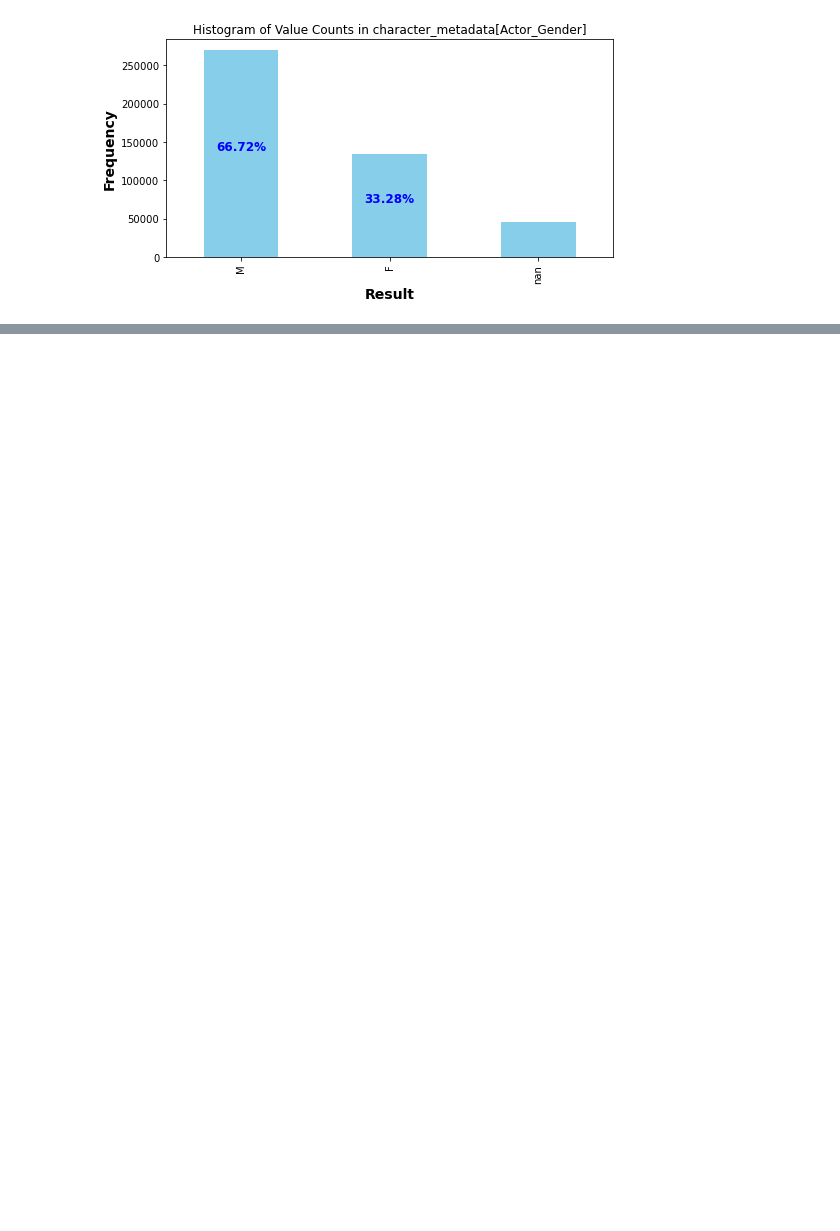
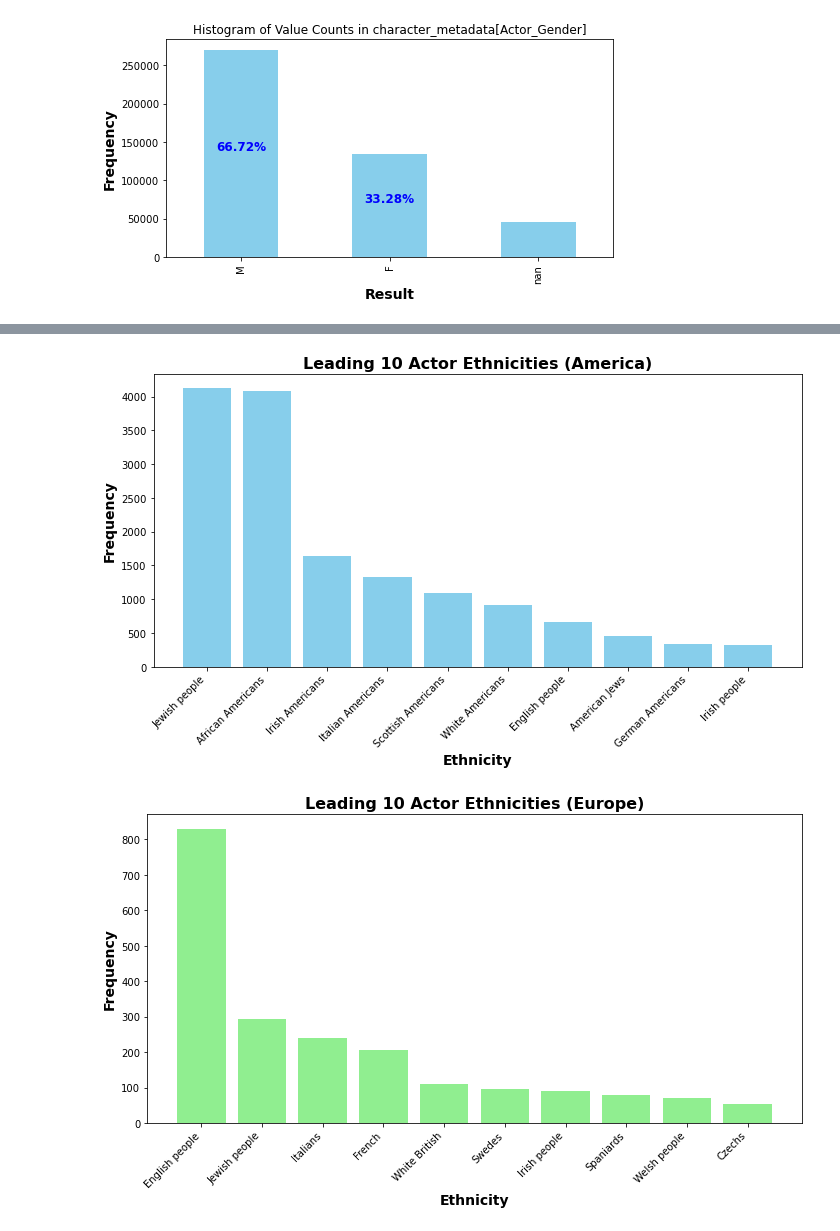
Before and after one commit to epfl-ada/ada-2024-project-fadadudata2024, a Jupyter notebook: Axe-3_ethincity_and_genre.ipynb, the cells around one changed output, grey strips where cells are left out. Saved outputs shown, nothing was run; the diff lists cells and outputs as text; code cells hidden in the pictures; blank space fills up the shorter version.

```diff
--- a/Axe-3_ethincity_and_genre.ipynb
+++ b/Axe-3_ethincity_and_genre.ipynb
@@ -187,0 +362,45 @@ plt.show()
+# %%
+#Bar Plot of Frequency of Ethnicities
+def plot_ethnicity_bar(data, title, color, figsize=(10, 6)):
+    plt.figure(figsize=figsize)
+    plt.bar(data.index, data.values, color=color)
+    plt.title(title, fontsize=16, fontweight='bold')
+    plt.xlabel('Ethnicity', fontsize=14, fontweight='bold')
+    plt.ylabel('Frequency', fontsize=14, fontweight='bold')
+    plt.xticks(rotation=45, ha='right')
+    plt.tight_layout()
+    plt.show()
+
+#Bar Plot of Percentage of Ethnicities
+def plot_ethnicity_prop(data, title, color, figsize=(10, 6)):
+    ethnic_proportion= (data / data.sum())*100
+    plt.figure(figsize=figsize)
+    bars = plt.bar(data.index, ethnic_proportion.values, color=color)
+
+    # Add value labels to each bar
+    for bar in bars:
+        height = bar.get_height()
+        plt.text(
+            bar.get_x() + bar.get_width() / 2,  # X position
+            height,  # Y position (slightly above the bar)
+            f'{height:.2f}%',  # Text label (rounded to 1 decimal place)
+            ha='center',  # Center align text
+            va='bottom',  # Align text at the bottom
+            fontsize=10  # Font size
+        )
+
+    # Add title and labels
+    plt.title(title, fontsize=16, fontweight='bold')
+    plt.xlabel('Ethnicity', fontsize=14, fontweight='bold')
+    plt.ylabel('Percentage (%)', fontsize=14, fontweight='bold')
+    plt.xticks(rotation=45, ha='right')
+    plt.tight_layout()
+    plt.show()
+# %%
+i=10
+plot_ethnicity_bar(ethnicity_count_a.head(i),title=f'Leading {i} Actor Ethnicities (America)',color='skyblue')
+plot_ethnicity_bar(ethnicity_count_e.head(i),title=f'Leading {i} Actor Ethnicities (Europe)',color='lightgreen')
+plot_ethnicity_bar(ethnicity_count_b.head(i),title=f'Leading {i} Actor Ethnicities (coproduced)',color='salmon')
+# %% [output]
+[figure, added]
+[figure, added]
```
Also changed, not shown: parts of 21 cells of this notebook.
